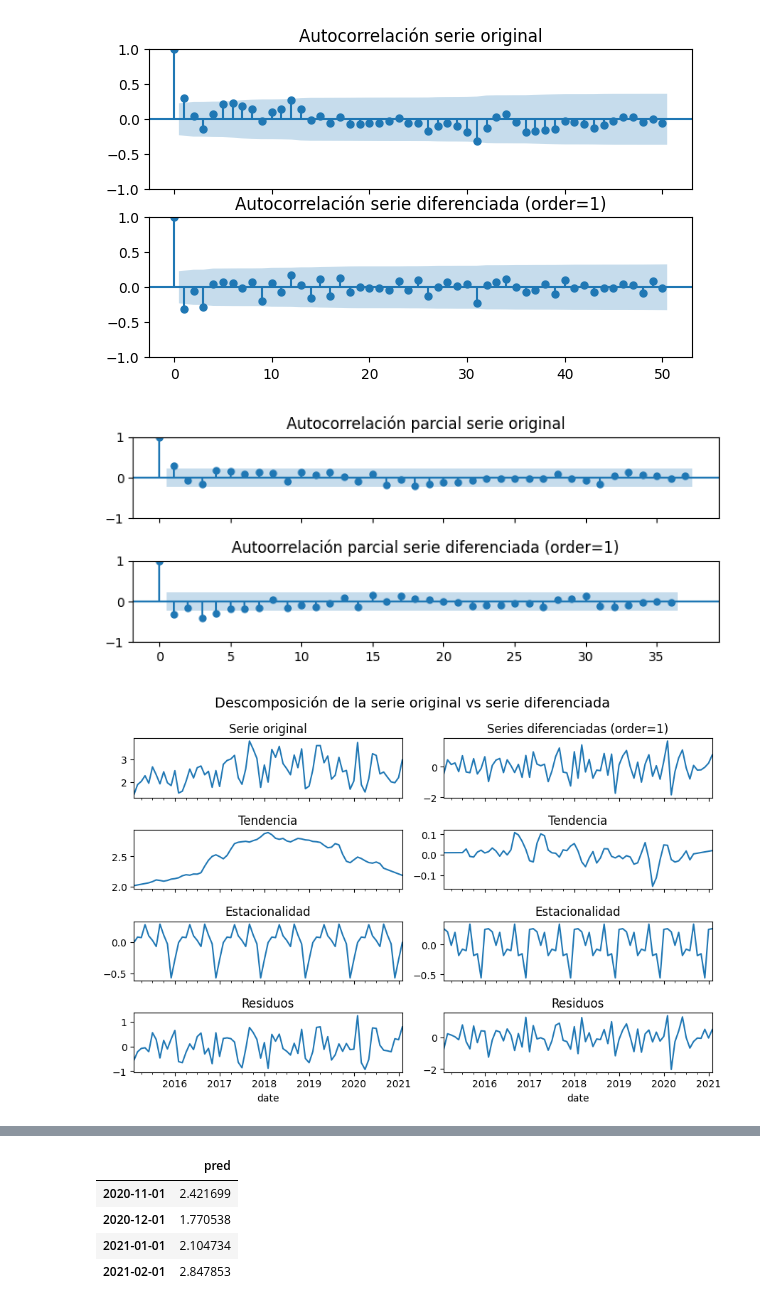
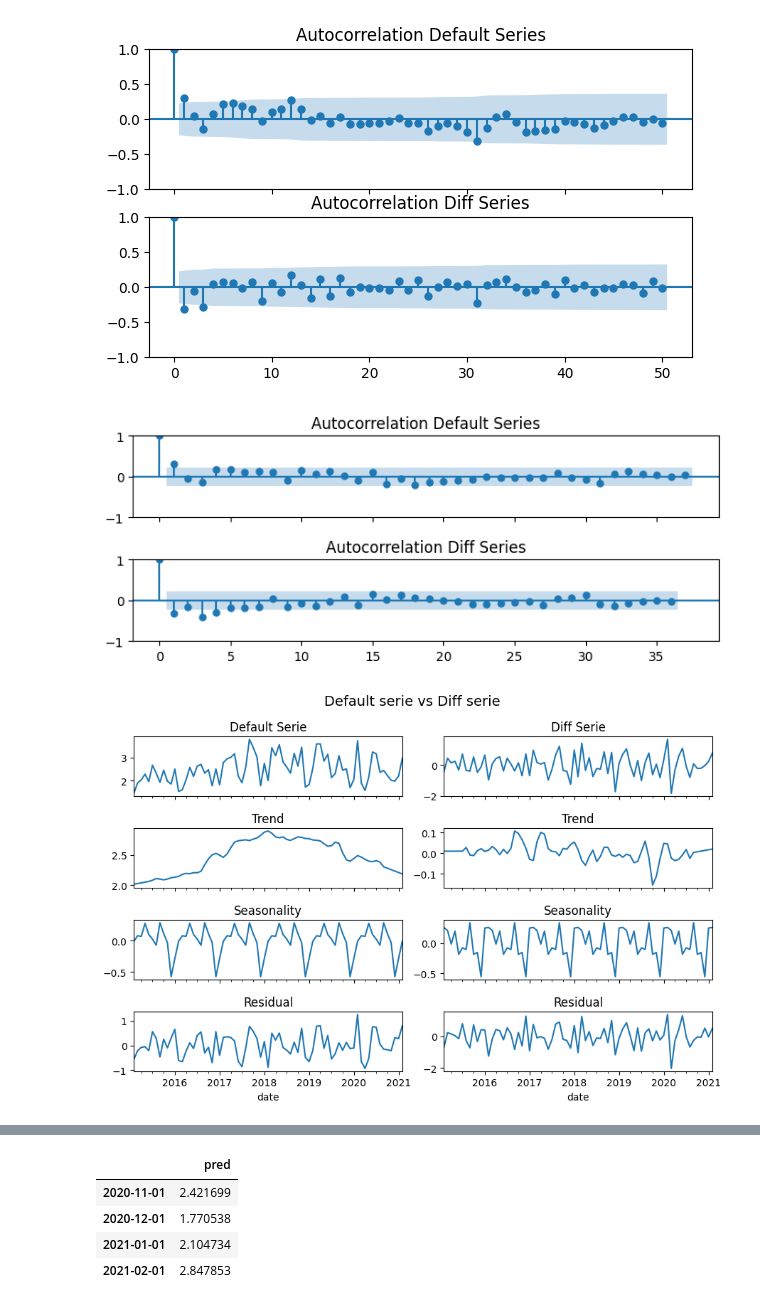
Before and after one commit to pepeEulogio/between, a Jupyter notebook: exploratory/eda_arima.ipynb, the cells around one changed output, grey strips where cells are left out. Cells and saved outputs as stored; diff of their text form; code cells hidden in the pictures.

```diff
--- a/exploratory/eda_arima.ipynb
+++ b/exploratory/eda_arima.ipynb
@@ -62,51 +56,49 @@ train_diff.plot(ax=axs[1], title='Diferenciación orden 1')
 # %%
-# Grafico de autocorrelación para la serie original y la serie diferenciada
-# ==============================================================================
+# Autocorrelation plot for the original series and the differenced series.
 fig, axs = plt.subplots(nrows=2, ncols=1, figsize=(7, 4), sharex=True)
 plot_acf(train, ax=axs[0], lags=50, alpha=0.05)
-axs[0].set_title('Autocorrelación serie original')
+axs[0].set_title('Autocorrelation Default Series')
 plot_acf(train_diff, ax=axs[1], lags=50, alpha=0.05)
-axs[1].set_title('Autocorrelación serie diferenciada (order=1)');
+axs[1].set_title('Autocorrelation Diff Series');
 # %% [output]
-[figure, old version]
+[figure, new version]
 # %%
-# Autocorrelación parcial para la serie original y la serie diferenciada
-# ==============================================================================
+# Partial autocorrelation for the original series and the differenced series
 fig, axs = plt.subplots(nrows=2, ncols=1, figsize=(7, 3), sharex=True)
 plot_pacf(train, ax=axs[0], lags=37, alpha=0.05)
-axs[0].set_title('Autocorrelación parcial serie original')
+axs[0].set_title('Autocorrelation Default Series')
 plot_pacf(train_diff, ax=axs[1], lags=36, alpha=0.05)
-axs[1].set_title('Autoorrelación parcial serie diferenciada (order=1)');
+axs[1].set_title('Autocorrelation Diff Series');
 plt.tight_layout();
 # %% [output]
-[figure, old version]
+[figure, new version]
 # %%
-# Descomposición de la serie original y la serie diferenciada
+# Decomposition of the original series and the differentiated series
 # ==============================================================================
 res_decompose = seasonal_decompose(train, model='additive', extrapolate_trend='freq')
 res_descompose_diff_2 = seasonal_decompose(train_diff, model='additive', extrapolate_trend='freq')
 
 fig, axs = plt.subplots(nrows=4, ncols=2, figsize=(9, 6), sharex=True)
 res_decompose.observed.plot(ax=axs[0, 0])
-axs[0, 0].set_title('Serie original')
+axs[0, 0].set_title('Default Serie')
 res_decompose.trend.plot(ax=axs[1, 0])
-axs[1, 0].set_title('Tendencia')
+axs[1, 0].set_title('Trend')
 res_decompose.seasonal.plot(ax=axs[2, 0])
-axs[2, 0].set_title('Estacionalidad')
+axs[2, 0].set_title('Seasonality')
 res_decompose.resid.plot(ax=axs[3, 0])
-axs[3, 0].set_title('Residuos')
+axs[3, 0].set_title('Residual')
 res_descompose_diff_2.observed.plot(ax=axs[0, 1])
-axs[0, 1].set_title('Series diferenciadas (order=1)')
+axs[0, 1].set_title('Diff Serie')
 res_descompose_diff_2.trend.plot(ax=axs[1, 1])
-axs[1, 1].set_title('Tendencia')
+axs[1, 1].set_title('Trend')
 res_descompose_diff_2.seasonal.plot(ax=axs[2, 1])
-axs[2, 1].set_title('Estacionalidad')
+axs[2, 1].set_title('Seasonality')
 res_descompose_diff_2.resid.plot(ax=axs[3, 1])
-axs[3, 1].set_title('Residuos')
-fig.suptitle('Descomposición de la serie original vs serie diferenciada', fontsize=14)
+axs[3, 1].set_title('Residual')
+fig.suptitle('Default serie vs Diff serie', fontsize=14)
 fig.tight_layout();
 # %% [output]
-[figure, old version]
+[figure, new version]
 # %%
 test = train.tail(4).copy()
 train_2 = train.drop(train.tail(4).index)
```
Also changed, not shown: parts of 10 cells of this notebook, 1 other file.
